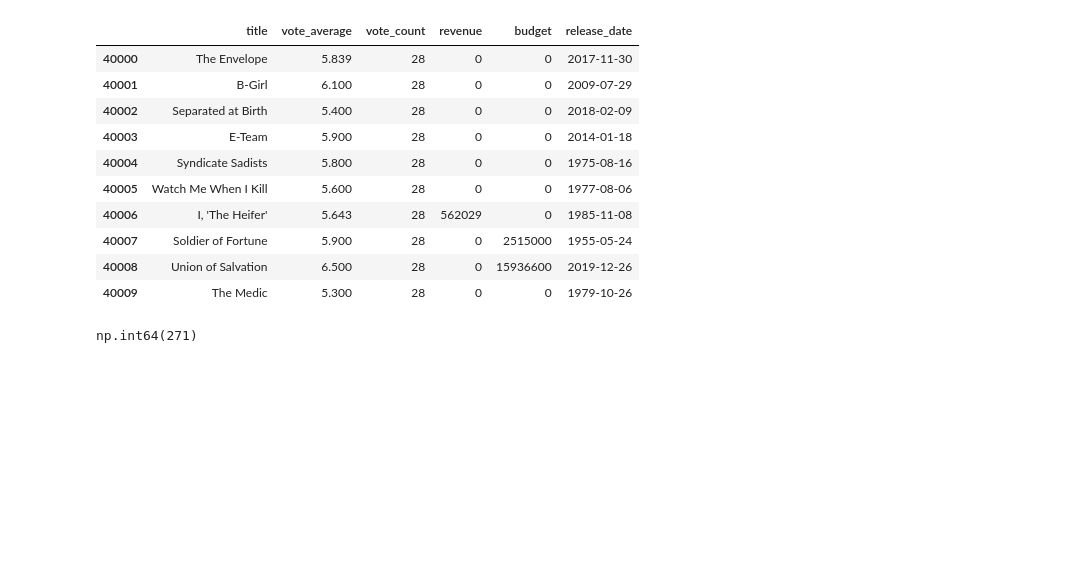
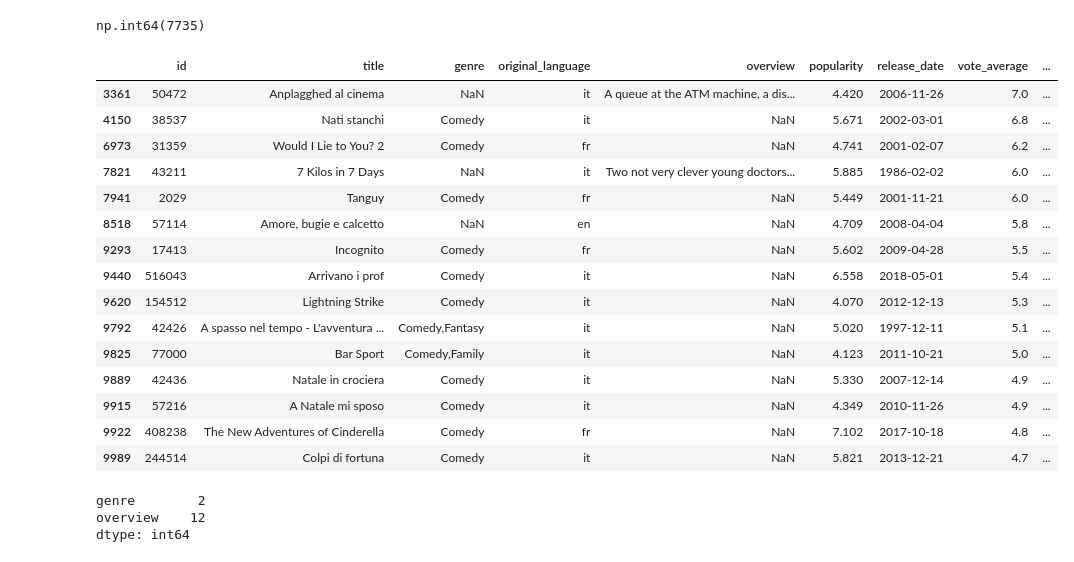
Before and after one commit to codedbyyprince/personalized-movie-recommendation, a Jupyter notebook: data_info.ipynb, the cells around one changed output. Saved outputs shown, nothing was run; the diff lists cells and outputs as text; code cells hidden in the pictures; blank space fills up the shorter version.

```diff
--- a/data_info.ipynb
+++ b/data_info.ipynb
@@ -57,18 +50,25 @@ df.describe()
-# %%
-df[['title','vote_average','vote_count','revenue', 'budget','release_date']].iloc[40000:40010]
-# %% [output]
-|  | title | vote_average | vote_count | revenue | budget | release_date |
-| 40000 | The Envelope | 5.839 | 28 | 0 | 0 | 2017-11-30 |
-| 40001 | B-Girl | 6.100 | 28 | 0 | 0 | 2009-07-29 |
-| 40002 | Separated at Birth | 5.400 | 28 | 0 | 0 | 2018-02-09 |
-| 40003 | E-Team | 5.900 | 28 | 0 | 0 | 2014-01-18 |
-| 40004 | Syndicate Sadists | 5.800 | 28 | 0 | 0 | 1975-08-16 |
-| 40005 | Watch Me When I Kill | 5.600 | 28 | 0 | 0 | 1977-08-06 |
-| 40006 | I, 'The Heifer' | 5.643 | 28 | 562029 | 0 | 1985-11-08 |
-| 40007 | Soldier of Fortune | 5.900 | 28 | 0 | 2515000 | 1955-05-24 |
-| 40008 | Union of Salvation | 6.500 | 28 | 0 | 15936600 | 2019-12-26 |
-| 40009 | The Medic | 5.300 | 28 | 0 | 0 | 1979-10-26 |
 # %%
-(df['vote_count'] >= 10000).sum()
+(df['vote_count'] >= 300).sum()
 # %% [output]
-np.int64(271)
+np.int64(7735)
+# %%
+mask = df['overview'].isnull() | df['genre'].isnull()
+
+df[mask]
+# %% [output]
+|  | id | title | genre | original_language | overview | popularity | release_date | vote_average | ... |
+| 3361 | 50472 | Anplagghed al cinema | NaN | it | A queue at the ATM machine, a dis... | 4.420 | 2006-11-26 | 7.0 | ... |
+| 4150 | 38537 | Nati stanchi | Comedy | it | NaN | 5.671 | 2002-03-01 | 6.8 | ... |
+| 6973 | 31359 | Would I Lie to You? 2 | Comedy | fr | NaN | 4.741 | 2001-02-07 | 6.2 | ... |
+| 7821 | 43211 | 7 Kilos in 7 Days | NaN | it | Two not very clever young doctors... | 5.885 | 1986-02-02 | 6.0 | ... |
+| 7941 | 2029 | Tanguy | Comedy | fr | NaN | 5.449 | 2001-11-21 | 6.0 | ... |
+| 8518 | 57114 | Amore, bugie e calcetto | NaN | en | NaN | 4.709 | 2008-04-04 | 5.8 | ... |
+| 9293 | 17413 | Incognito | Comedy | fr | NaN | 5.602 | 2009-04-28 | 5.5 | ... |
+| 9440 | 516043 | Arrivano i prof | Comedy | it | NaN | 6.558 | 2018-05-01 | 5.4 | ... |
+| 9620 | 154512 | Lightning Strike | Comedy | it | NaN | 4.070 | 2012-12-13 | 5.3 | ... |
+| 9792 | 42426 | A spasso nel tempo - L'avventura ... | Comedy,Fantasy | it | NaN | 5.020 | 1997-12-11 | 5.1 | ... |
+| 9825 | 77000 | Bar Sport | Comedy,Family | it | NaN | 4.123 | 2011-10-21 | 5.0 | ... |
+| 9889 | 42436 | Natale in crociera | Comedy | it | NaN | 5.330 | 2007-12-14 | 4.9 | ... |
+| 9915 | 57216 | A Natale mi sposo | Comedy | it | NaN | 4.349 | 2010-11-26 | 4.9 | ... |
+| 9922 | 408238 | The New Adventures of Cinderella | Comedy | fr | NaN | 7.102 | 2017-10-18 | 4.8 | ... |
+| 9989 | 244514 | Colpi di fortuna | Comedy | it | NaN | 5.821 | 2013-12-21 | 4.7 | ... |
@@ -74,0 +77,6 @@ np.int64(271)
+# %%
+df[['genre','overview']].isnull().sum()
+# %% [output]
+genre        2
+overview    12
+dtype: int64
```
Also changed, not shown: parts of 16 cells of this notebook, 2 other files.
